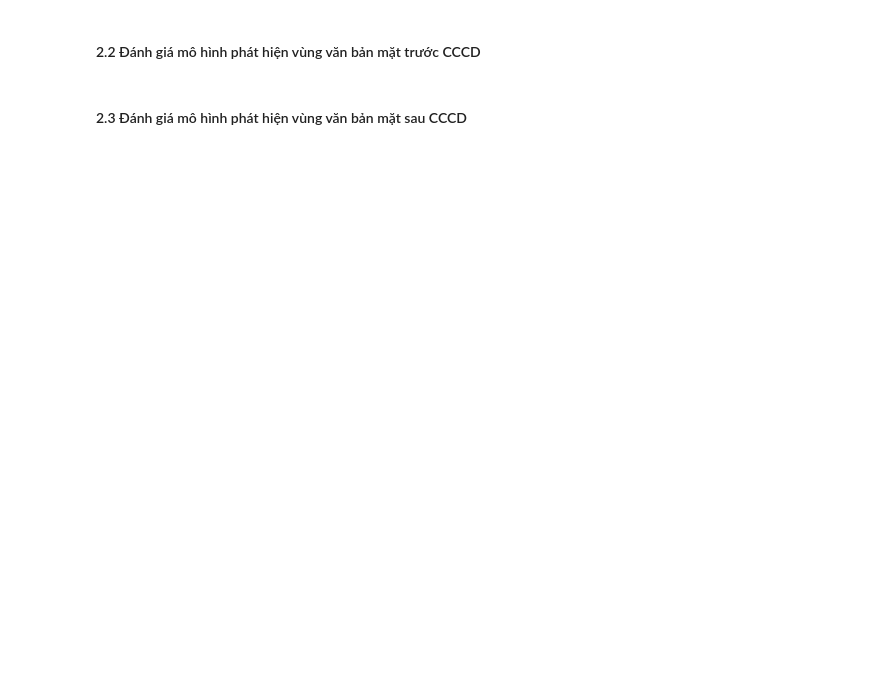
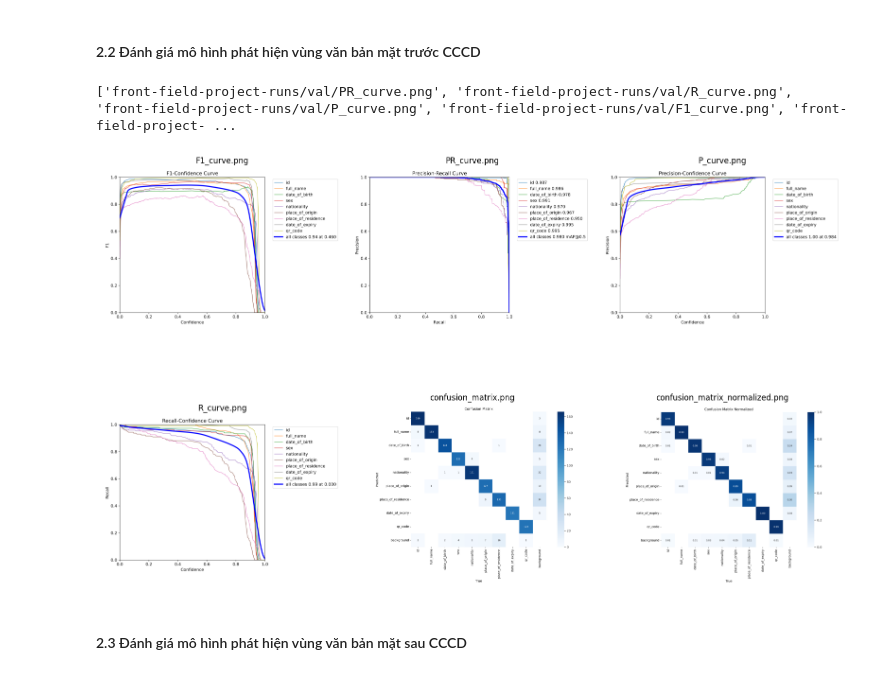
Before and after one commit to ngquochuydl23/VietnameseIDCard, a Jupyter notebook: notebook.ipynb, the cells around one changed output. Cells and saved outputs as stored; diff of their text form; code cells hidden in the pictures; blank space fills up the shorter version.

```diff
--- a/notebook.ipynb
+++ b/notebook.ipynb
@@ -223,8 +307,8 @@ YOLOv8n summary: 129 layers, 3,157,200 parameters, 0 gradients, 8.9 GFLOPs
 #### 3.1 FrontFieldDetector (sử dụng yolov8l.pt)
 # %%
 class FrontFieldDetector(BaseDetector):
-    def __init__(self):
-        super().__init__(model="yolov8l.pt")
+    def __init__(self, model="yolov8l.pt"):
+        super().__init__(model=model, save_dir='front-field-project-runs')
 # %%
 front_field_detector = FrontFieldDetector()
 # %% [markdown]
@@ -386,10 +599,14 @@ print(f'mAP50-95: {corner_result['mean_mAP50-95']}')
 # %% [markdown]
 #### 1.2 Đánh giá mô hình phát hiện vùng văn bản mặt trước CCCD
 # %%
+SAVED_FRONT_FIELD_MODEL = 'field_field_model_final.pt'
+FRONT_FIELD_DATA_PATH = 'front-field-data.yaml'
+
+front_field_detector = FrontFieldDetector(SAVED_FRONT_FIELD_MODEL)
 front_field_result = front_field_detector.evaluate(FRONT_FIELD_DATA_PATH)
 
+print(f'\nPrecision: {front_field_result["mean_precision"]}')
 print(f'Recall: {front_field_result["mean_recall"]}')
 print(f'mAP@0.5: {front_field_result["mean_mAP50"]}')
-print(f'mAP@0.5:0.95: {front_field_result['mean_mAP50-95']}')
-print(f'Precision: {front_field_result['mean_precision']}')
+print(f'mAP@0.5:0.95: {front_field_result["mean_mAP50-95"]}')
 # %% [output]
@@ -422,4 +680,9 @@ print(f'mAP50-95: {back_field_result['mean_mAP50-95']}')
 # %% [markdown]
 #### 2.2 Đánh giá mô hình phát hiện vùng văn bản mặt trước CCCD
+# %%
+front_field_detector.plot_val_results(data=FRONT_FIELD_DATA_PATH)
+# %% [output]
+['front-field-project-runs/val/PR_curve.png', 'front-field-project-runs/val/R_curve.png', 'front-field-project-runs/val/P_curve.png', 'front-field-project-runs/val/F1_curve.png', 'front-field-project- ...
+[figure, added]
 # %% [markdown]
 #### 2.3 Đánh giá mô hình phát hiện vùng văn bản mặt sau CCCD
```
Also changed, not shown: parts of 21 cells of this notebook.
